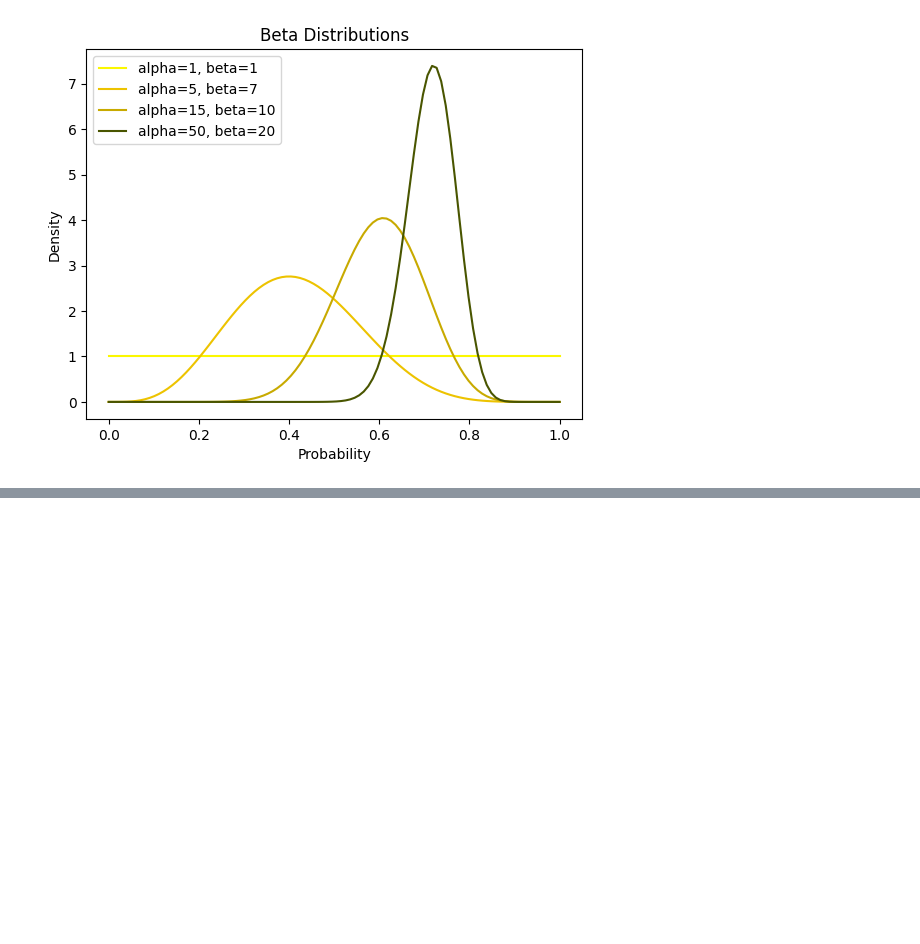
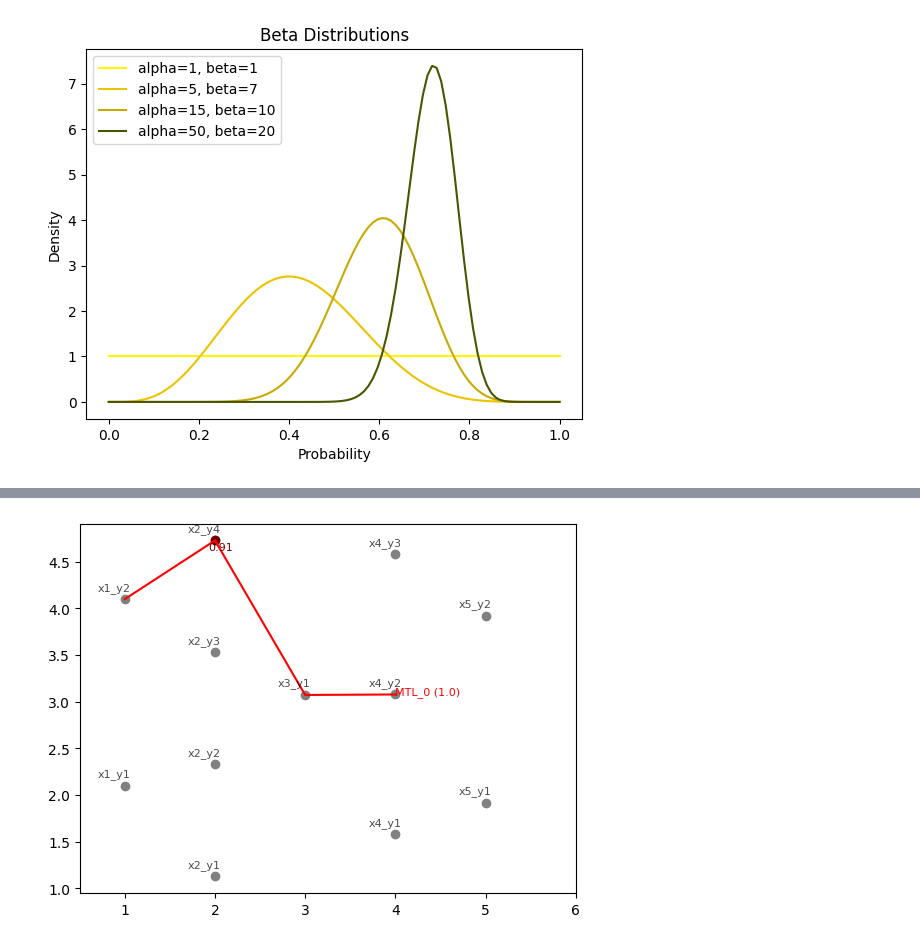
Before and after one commit to kimds929/CodeNote, a Jupyter notebook: 85_Reinforcement_Learning/OfflineRL/Bayesian_MonteCarlo_OfflineRL(ProcessAnomalyDetection).ipynb, the cells around one changed output, grey strips where cells are left out. Drawn from its saved outputs; the diff is of its cells as text; code cells hidden in the pictures; blank space fills up the shorter version.

```diff
--- a/85_Reinforcement_Learning/OfflineRL/Bayesian_MonteCarlo_OfflineRL(ProcessAnomalyDetection).ipynb
+++ b/85_Reinforcement_Learning/OfflineRL/Bayesian_MonteCarlo_OfflineRL(ProcessAnomalyDetection).ipynb
@@ -77,0 +536,12 @@ for i in range(30):
+# %%
+# -------------------------------------------------------------------------------------------
+# ★ y_observation (0/1)
+y_obs = rng.binomial(1, yp_obs)
+
+
+
+# visualize
+idx = rng.randint(len(X_random_paths))
+process_plot(n_fac_in_process, X_random_paths[[idx]], label=y_obs[[idx]], abnormal=abnormal_xyp)
+# %% [output]
+[figure, added]
```
Also changed, not shown: parts of 16 cells of this notebook.
